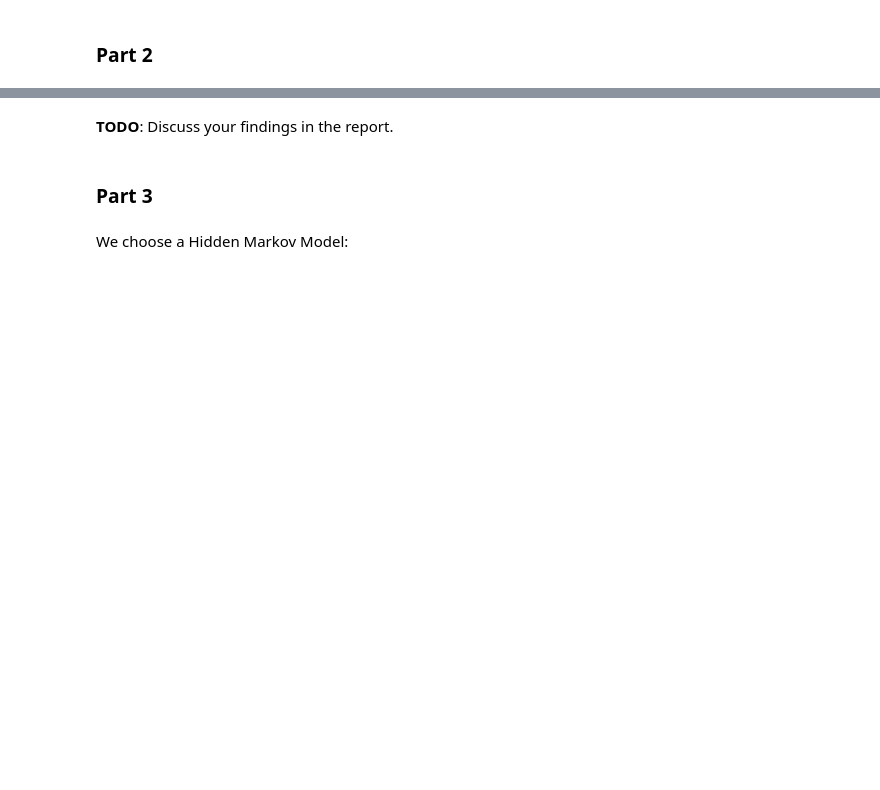
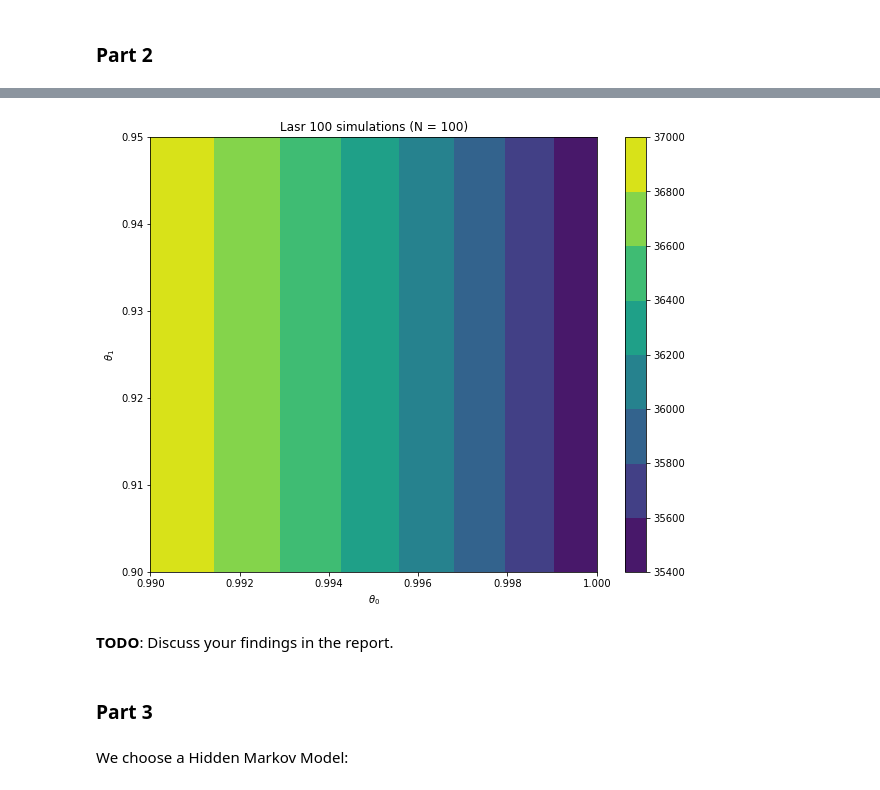
Before and after one commit to niklascp/02427-advanced-ts, a Jupyter notebook: ex2/ex2.ipynb, the cells around one changed output, grey strips where cells are left out. Cells and saved outputs as stored; diff of their text form; code cells hidden in the pictures; blank space fills up the shorter version.

```diff
--- a/ex2/ex2.ipynb
+++ b/ex2/ex2.ipynb
@@ -153,3 +158,14 @@ ax.imshow(grid_slope(500, 1000))
+# %%
+ps_0, ps_1, grid = grid_slope(900, 1000)
+fig, ax = plt.subplots(figsize = (10, 8))
+ax.set_title('Lasr 100 simulations (N = 100)')
+ax.set_xlabel(r'$\theta_0$')
+ax.set_ylabel(r'$\theta_1$')
+contour_plot = ax.contourf(ps_0, ps_1, grid)
+color_bar = fig.colorbar(contour_plot)
+fig.savefig("plots/setar_2_1_1_contour_last.pdf", bbox_inches='tight')
+# %% [output]
+[figure, added]
 # %% [markdown]
 **TODO**: Discuss your findings in the report.
 # %% [markdown]
```
Also changed, not shown: parts of 29 cells of this notebook, 2 other files.
